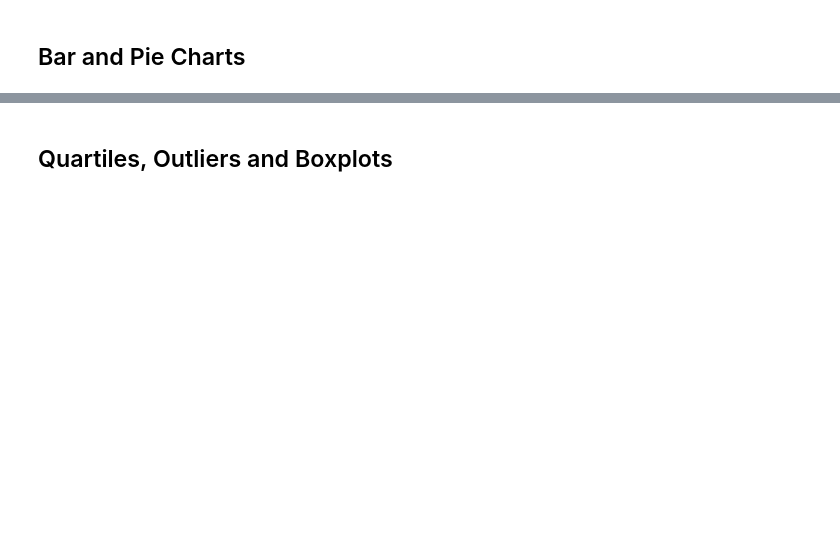
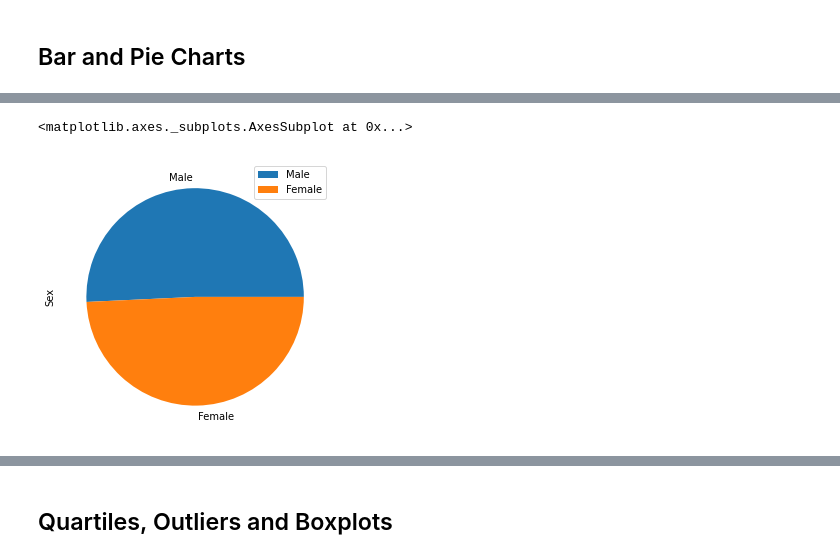
Before and after one commit to kldudzinsky/Matplotlib-Homework---The-Power-of-Plots, a Jupyter notebook: Resources/pymaceuticals_starter.ipynb, the cells around one changed output, grey strips where cells are left out. Drawn from its saved outputs; the diff is of its cells as text; code cells hidden in the pictures; blank space fills up the shorter version.

```diff
--- a/Resources/pymaceuticals_starter.ipynb
+++ b/Resources/pymaceuticals_starter.ipynb
@@ -170,5 +170,9 @@ plt.xticks(rotation=30, horizontalalignment="center")
 # %%
 # Generate a pie plot showing the distribution of female versus male mice using pandas
+sex_mouse_count.plot.pie(y="Sex", figsize=(5, 5), labels=sex_mouse_count["index"], )
+# %% [output]
+<matplotlib.axes._subplots.AxesSubplot at 0x...>
+[figure, added]
 # %%
 # Generate a pie plot showing the distribution of female versus male mice using pyplot
 #want total female and male numbers in sex_count
```
Also changed, not shown: parts of 5 cells of this notebook, 2 other files.
